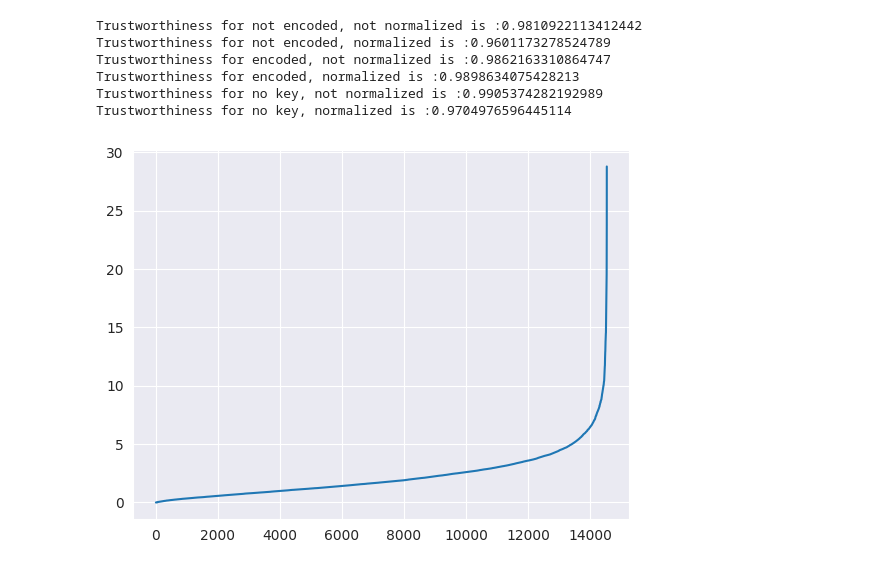
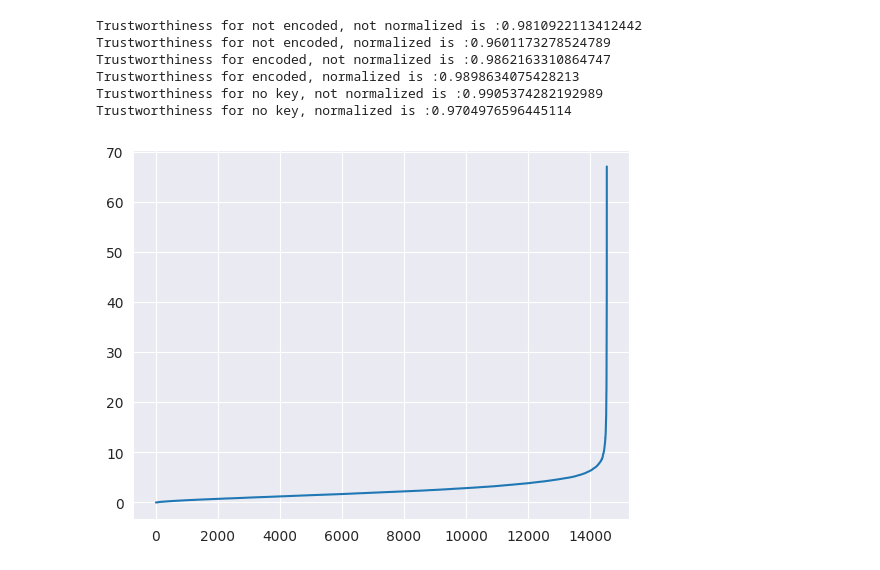
Before and after one commit to ReinisS/data-mining-project, a Jupyter notebook: t-sne_only.ipynb, the cells around one changed output. Drawn from its saved outputs; the diff is of its cells as text; code cells hidden in the pictures.

```diff
--- a/t-sne_only.ipynb
+++ b/t-sne_only.ipynb
@@ -350,7 +350,7 @@ Trustworthiness for encoded, normalized is :0.9898634075428213
 Trustworthiness for no key, not normalized is :0.9905374282192989
 Trustworthiness for no key, normalized is :0.9704976596445114
 # %%
-find_eps(lower_dim_enc_norm)
+find_eps(lower_dim_no_key_norm)
 # %% [output]
-[figure, old version]
+[figure, new version]
 # %%
```
Also changed, not shown: parts of 19 cells of this notebook.
